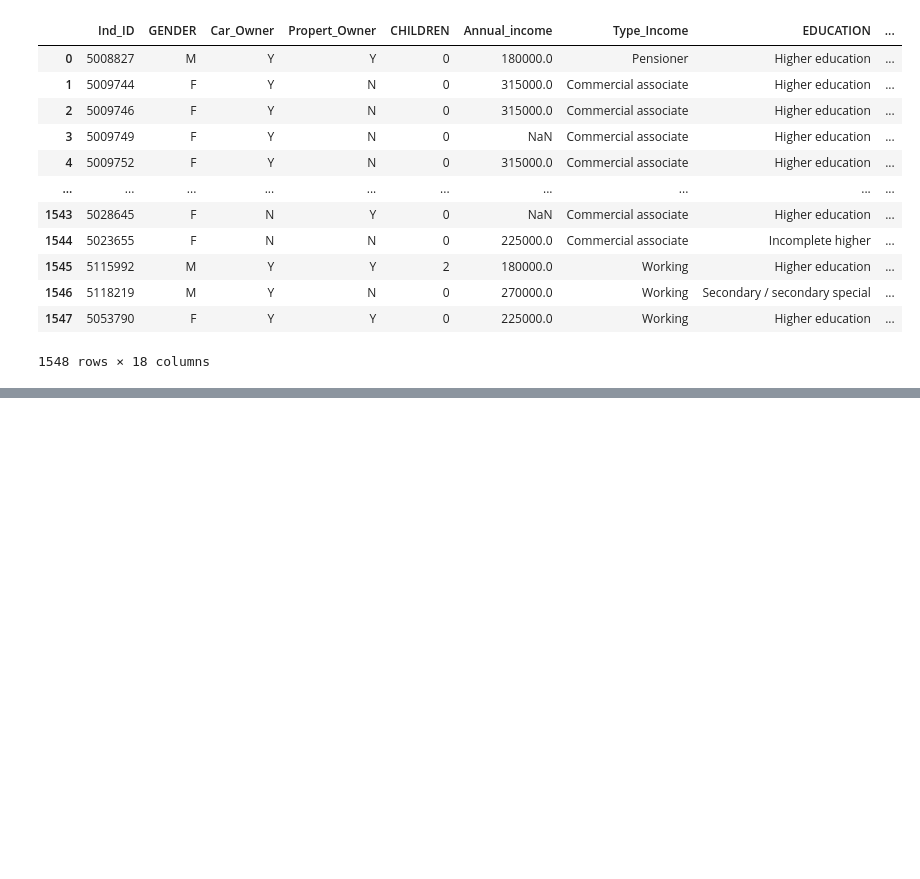
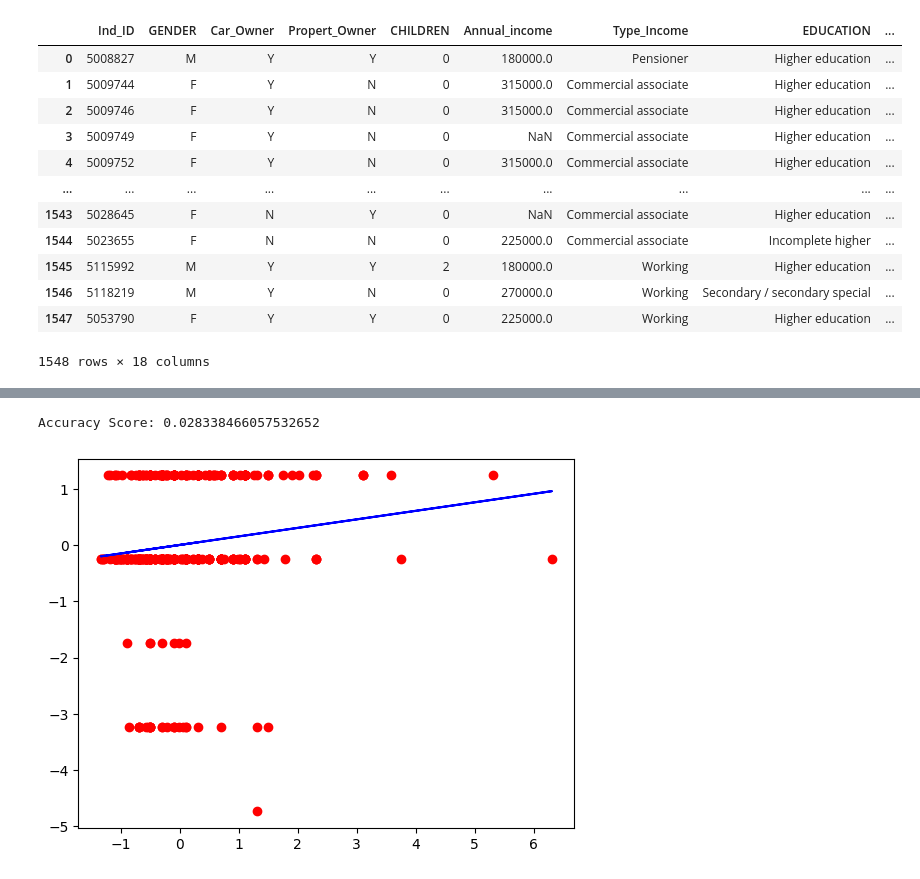
Before and after one commit to Carterdel/carterdelargy_csci_1070, a Jupyter notebook: week_6_homework.ipynb, the cells around one changed output, grey strips where cells are left out. Saved outputs shown, nothing was run; the diff lists cells and outputs as text; code cells hidden in the pictures; blank space fills up the shorter version.

```diff
--- a/week_6_homework.ipynb
+++ b/week_6_homework.ipynb
@@ -120,8 +133,15 @@ boxplot = credit_df.boxplot(column = ['Birthday_count'], return_type='axes')
 # %%
-credit_card_approval_df = np.where((credit_df['Birthday_count'] > 18) & (credit_df['Employed_days'] > 180), 1, 0)
-credit_card_approval_df = pd.DataFrame(credit_card_approval_df)
-credit_card_approval_df['Approval'] = credit_card_approval_df[0]
-credit_df = pd.concat([credit_df, credit_card_approval_df], axis=1)
+# credit_card_approval_df = np.where((credit_df['Birthday_count'] > 18) & (credit_df['Employed_days'] > 180), 1, 0)
+# credit_card_approval_df = pd.DataFrame(credit_card_approval_df)
+# credit_card_approval_df['Approval'] = credit_card_approval_df[0]
+# credit_df = pd.concat([credit_df, credit_card_approval_df], axis=1)
+
+
+# Originally, I had missed the credit_card_labels csv and had made my own column with general guidelines
+# I realized this after I did the following KNN and Linear Regression models, so I fixed it later
+
+credit_card_labels = pd.read_csv('credit_card_label.csv')
+credit_df = pd.merge(credit_df, credit_card_labels, on="Ind_ID")
 # %%
 # Fill NaN values
 credit_df.fillna(0, inplace=True)
@@ -211,0 +312,9 @@ Name: Approval, Length: 1238, dtype: int64
+# %%
+# credit_df[['CHILDREN', 'Annual_income', 'Type_Income', 'EDUCATION', 'Marital_status',
+#            'Housing_type', 'Birthday_count', 'Employed_days', 'Phone', 'Type_Occupation', 'Family_Members']]
+
+# I was looking how to normalize and found this
+# it subtracts the mean from the df and then divides by the standard deviation
+from scipy.stats import zscore
+credit_df_zscore = credit_df.apply(zscore)
+credit_df_zscore
@@ -211,0 +335,6 @@ Name: Approval, Length: 1238, dtype: int64
+# %%
+# Linear Regression
+linear_regression(credit_df_zscore['Annual_income'],credit_df_zscore['EDUCATION'])
+# %% [output]
+Accuracy Score: 0.028338466057532652
+[figure, added]
```
Also changed, not shown: parts of 39 cells of this notebook, 1 other file.
